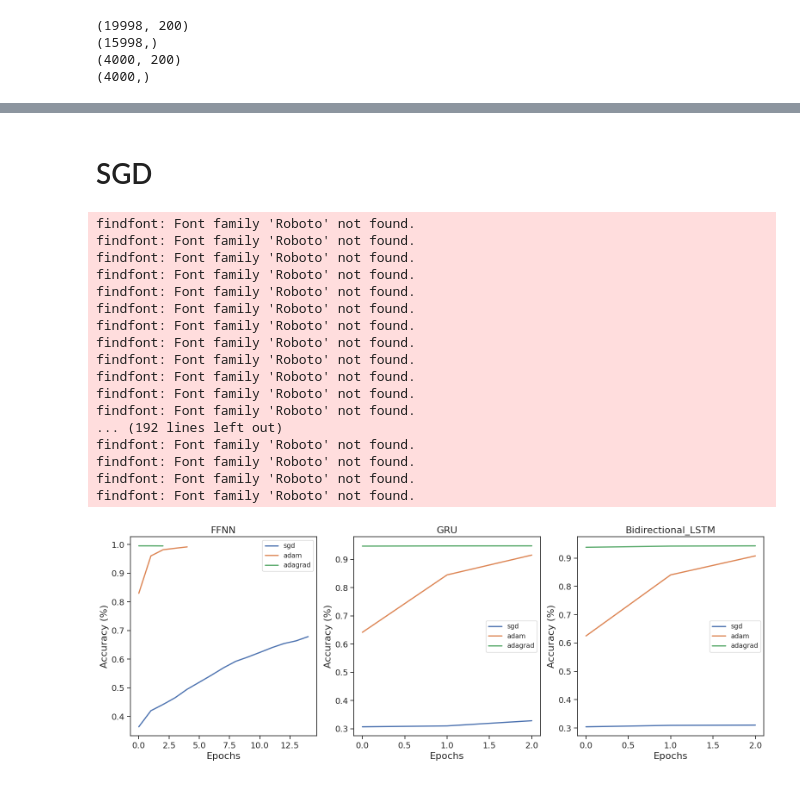
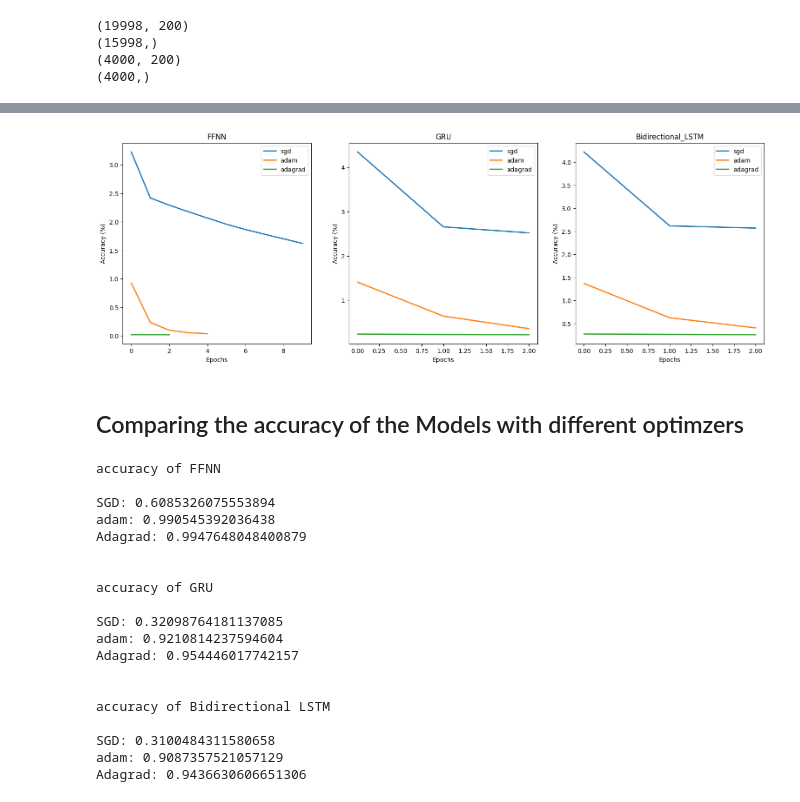
Before and after one commit to MbeleckBerle/ecommerce_product_classification, a Jupyter notebook: ecommerce_categorization.ipynb, the cells around one changed output, grey strips where cells are left out. Saved outputs shown, nothing was run; the diff lists cells and outputs as text; code cells hidden in the pictures.

```diff
--- a/ecommerce_categorization.ipynb
+++ b/ecommerce_categorization.ipynb
@@ -586,6 +590,6 @@ Model: "sequential_5"
 # %%
 # Train all models with each optimizer
-num_epochs = 15
+num_epochs = 10
 for model_name, model in models.items():
     for optimizer_name in optimizers:
         print(f"\nTraining {model_name} with {optimizer_name}")
@@ -665,11 +725,9 @@ Test accuracy with Adagrad: 0.9093
-# %% [markdown]
-# SGD
 # %%
-ffnn_sgd_acc = models["FFNN"]["hist"]["sgd"]["acc"]
-ffnn_adam_acc = models["FFNN"]["hist"]["adam"]["acc"]
-ffnn_adagrad_acc = models["FFNN"]["hist"]["adagrad"]["acc"]
+ffnn_sgd_loss = models["FFNN"]["hist"]["sgd"]["loss"]
+ffnn_adam_loss = models["FFNN"]["hist"]["adam"]["loss"]
+ffnn_adagrad_loss = models["FFNN"]["hist"]["adagrad"]["loss"]
 
-y0 = [ffnn_sgd_acc, ffnn_adam_acc, ffnn_adagrad_acc]
+y0 = [ffnn_sgd_loss, ffnn_adam_loss, ffnn_adagrad_loss]
 
 # fig, ax = plt.subplots(figsize=(6, 5))
 labels = ["sgd", "adam", "adagrad"]
@@ -690,11 +748,11 @@ for i, label in enumerate(labels):
     ax[0].legend()
 
 
-gru_sgd_acc = models["GRU"]["hist"]["sgd"]["acc"]
-gru_adam_acc = models["GRU"]["hist"]["adam"]["acc"]
-gru_adagrad_acc = models["GRU"]["hist"]["adagrad"]["acc"]
+gru_sgd_loss = models["GRU"]["hist"]["sgd"]["loss"]
+gru_adam_loss = models["GRU"]["hist"]["adam"]["loss"]
+gru_adagrad_loss = models["GRU"]["hist"]["adagrad"]["loss"]
 
-y1 = [gru_sgd_acc, gru_adam_acc, gru_adagrad_acc]
+y1 = [gru_sgd_loss, gru_adam_loss, gru_adagrad_loss]
 
 # fig, ax = plt.subplots(figsize=(6, 5))
 labels = ["sgd", "adam", "adagrad"]
@@ -710,52 +768,68 @@ for i, label in enumerate(labels):
 
     ax[1].set_xlabel("Epochs")
     ax[1].set_ylabel("Accuracy (%)")
     ax[1].set_title("GRU")
     ax[1].legend()
 
 
-bid_sgd_acc = models["Bidirectional_LSTM"]["hist"]["sgd"]["acc"]
-bid__adam_acc = models["Bidirectional_LSTM"]["hist"]["adam"]["acc"]
-bid_adagrad_acc = models["Bidirectional_LSTM"]["hist"]["adagrad"]["acc"]
+bid_sgd_loss = models["Bidirectional_LSTM"]["hist"]["sgd"]["loss"]
+bid_adam_loss = models["Bidirectional_LSTM"]["hist"]["adam"]["loss"]
+bid_adagrad_loss = models["Bidirectional_LSTM"]["hist"]["adagrad"]["loss"]
 
-y1 = [bid_sgd_acc, bid__adam_acc, bid_adagrad_acc]
+y1 = [bid_sgd_loss, bid_adam_loss, bid_adagrad_loss]
 
 # fig, ax = plt.subplots(figsize=(6, 5))
 labels = ["sgd", "adam", "adagrad"]
 
 
 # Define a nice color palette:
 # colors = ["#2B2F42", "#8D99AE", "#EF233C"]
 
 # Plot each of the main lines
 for i, label in enumerate(labels):
     # Line
     ax[2].plot(y1[i], label=label, linewidth=2)
 
     ax[2].set_xlabel("Epochs")
     ax[2].set_ylabel("Accuracy (%)")
     ax[2].set_title("Bidirectional_LSTM")
     ax[2].legend()
+# plt.title('s')
 plt.show()
 
 
 plt.show()
 # %% [output]
-findfont: Font family 'Roboto' not found.
-findfont: Font family 'Roboto' not found.
-findfont: Font family 'Roboto' not found.
-findfont: Font family 'Roboto' not found.
-findfont: Font family 'Roboto' not found.
-findfont: Font family 'Roboto' not found.
-findfont: Font family 'Roboto' not found.
-findfont: Font family 'Roboto' not found.
-findfont: Font family 'Roboto' not found.
-findfont: Font family 'Roboto' not found.
-findfont: Font family 'Roboto' not found.
-findfont: Font family 'Roboto' not found.
-... (192 lines left out)
-findfont: Font family 'Roboto' not found.
-findfont: Font family 'Roboto' not found.
-findfont: Font family 'Roboto' not found.
-findfont: Font family 'Roboto' not found.
-[figure, old version]
+[figure, new version]
+# %% [markdown]
+## Comparing the accuracy of the Models with different optimzers
+# %%
+print(
+    f"accuracy of FFNN\n\nSGD: {max(ffnn_sgd_acc)}\nadam: {max(ffnn_adam_acc)}\nAdagrad: {max(ffnn_adagrad_acc)}"
+)
+print(
+    f"\n\naccuracy of GRU\n\nSGD: {max(gru_sgd_acc)}\nadam: {max(gru_adam_acc)}\nAdagrad: {max(gru_adagrad_acc)}"
+)
+print(
+    f"\n\naccuracy of Bidirectional LSTM\n\nSGD: {max(bid_sgd_acc)}\nadam: {max(bid_adam_acc)}\nAdagrad: {max(bid_adagrad_acc)}"
+)
+# %% [output]
+accuracy of FFNN
+
+SGD: 0.6085326075553894
+adam: 0.990545392036438
+Adagrad: 0.9947648048400879
+
+
+accuracy of GRU
+
+SGD: 0.32098764181137085
+adam: 0.9210814237594604
+Adagrad: 0.954446017742157
+
+
+accuracy of Bidirectional LSTM
+
+SGD: 0.3100484311580658
+adam: 0.9087357521057129
+Adagrad: 0.9436630606651306
```
Also changed, not shown: parts of 25 cells of this notebook.
